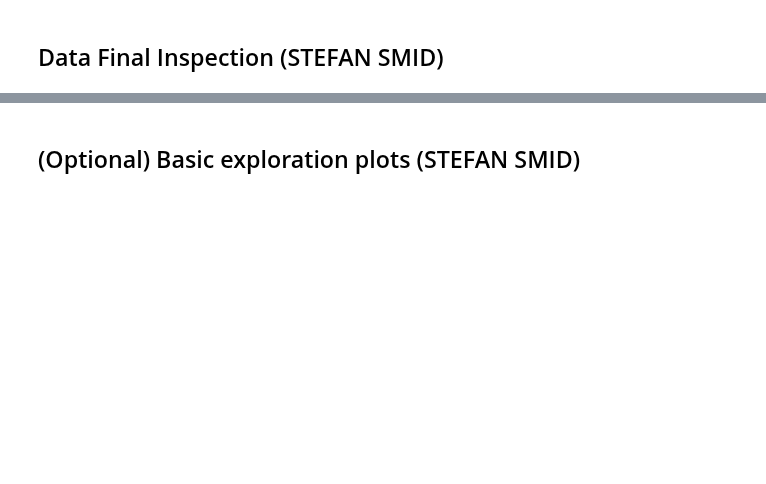
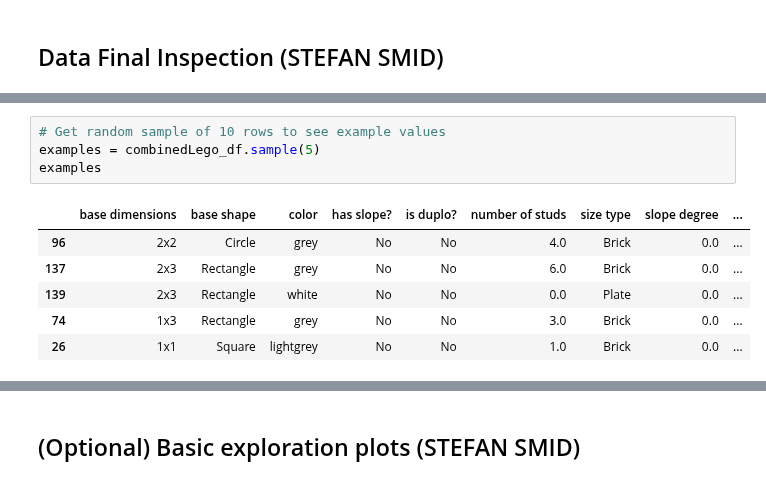
Before and after one commit to StefanFSmid/ASDA_2025_Group_3_Porfolio, a Jupyter notebook: notebooks/week_03_group_3_notebook.ipynb, the cells around one changed output, grey strips where cells are left out. Saved outputs shown, nothing was run; the diff lists cells and outputs as text; blank space fills up the shorter version.

```diff
--- a/notebooks/week_03_group_3_notebook.ipynb
+++ b/notebooks/week_03_group_3_notebook.ipynb
@@ -248,0 +511,11 @@ print(combinedLego_df.sample(10))
+# %%
+# Get random sample of 10 rows to see example values
+examples = combinedLego_df.sample(5)
+examples
+# %% [output]
+|  | base dimensions | base shape | color | has slope? | is duplo? | number of studs | size type | slope degree | ... |
+| 96 | 2x2 | Circle | grey | No | No | 4.0 | Brick | 0.0 | ... |
+| 137 | 2x3 | Rectangle | grey | No | No | 6.0 | Brick | 0.0 | ... |
+| 139 | 2x3 | Rectangle | white | No | No | 0.0 | Plate | 0.0 | ... |
+| 74 | 1x3 | Rectangle | grey | No | No | 3.0 | Brick | 0.0 | ... |
+| 26 | 1x1 | Square | lightgrey | No | No | 1.0 | Brick | 0.0 | ... |
```
Also changed, not shown: parts of 49 cells of this notebook.
